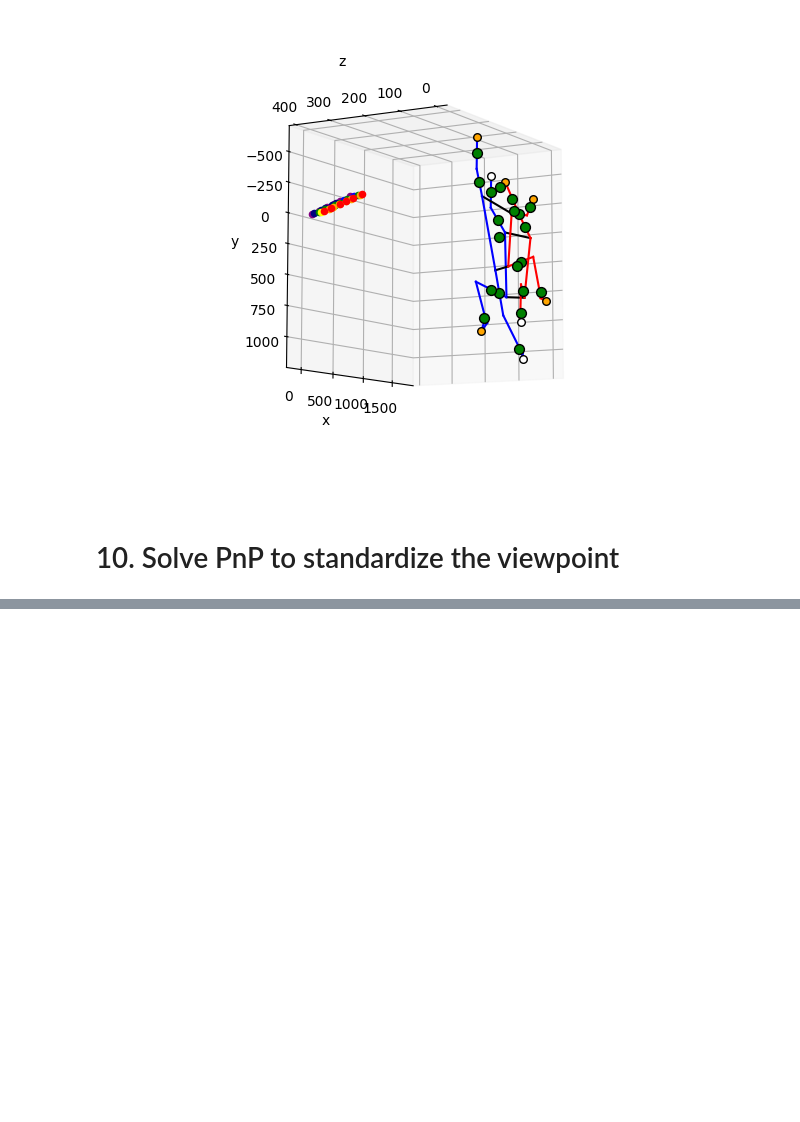
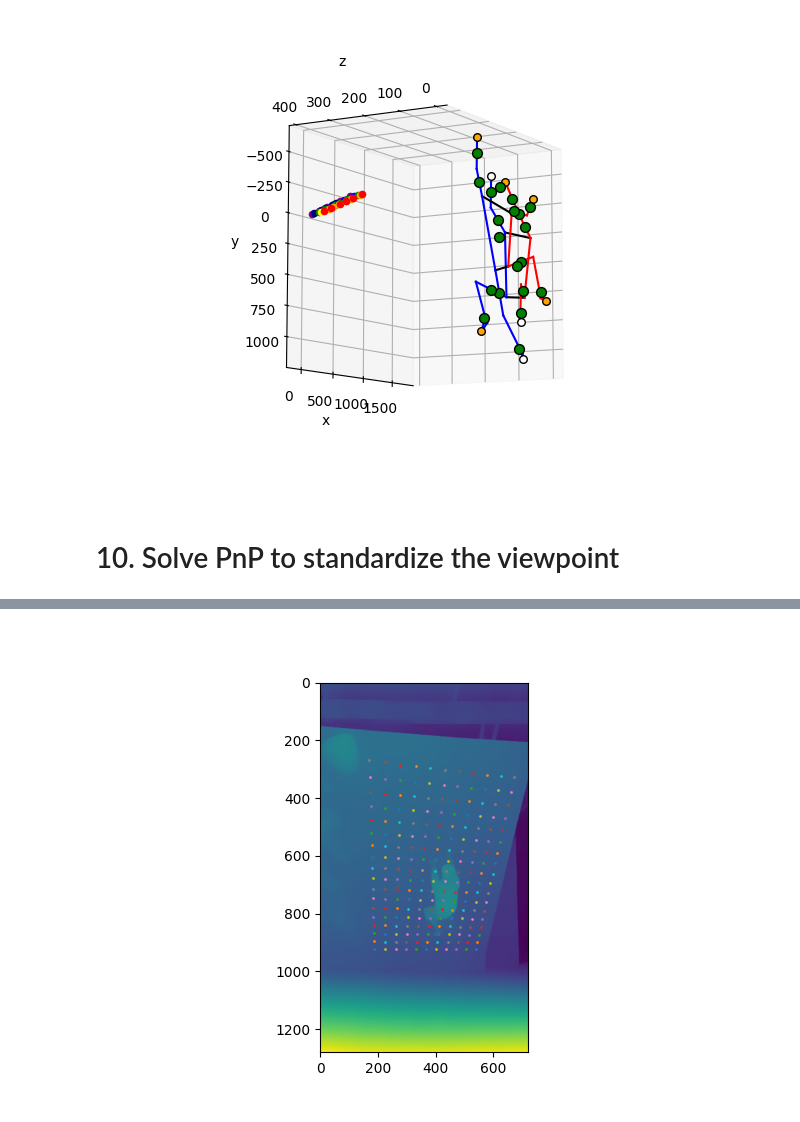
Before and after one commit to jipparchus/Gamba, a Jupyter notebook: app/MVP/concept_test.ipynb, the cells around one changed output, grey strips where cells are left out. Cells and saved outputs as stored; diff of their text form; code cells hidden in the pictures; blank space fills up the shorter version.

```diff
--- a/app/MVP/concept_test.ipynb
+++ b/app/MVP/concept_test.ipynb
@@ -501,0 +501,19 @@ for coords in points_2d:
+# %%
+kwargs = {
+    'inverty': True,
+    'rvec': rvec,
+    'tvec': tvec,
+    'K': K,
+    'dist': dist
+
+}
+holds = Holds(**kwargs)
+coords2d_holds = holds.get_projection()
+# %%
+fig, ax = plt.subplots()
+ax.imshow(depth_array['depths'][0,:,:])
+for hold_name, coords in coords2d_holds.items():
+    xx, yy = coords[0]
+    ax.scatter(xx, yy, s=1)
+# %% [output]
+[figure, added]
```
Also changed, not shown: parts of 8 cells of this notebook, 1 other file.
